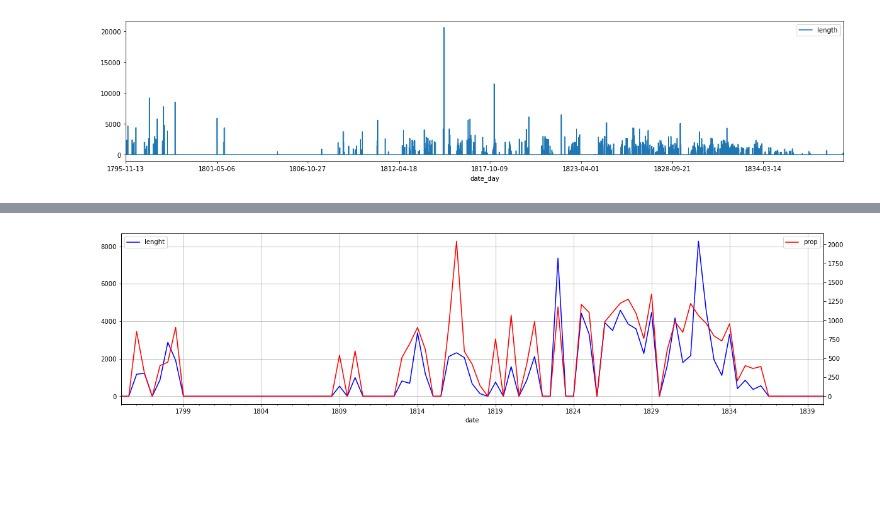
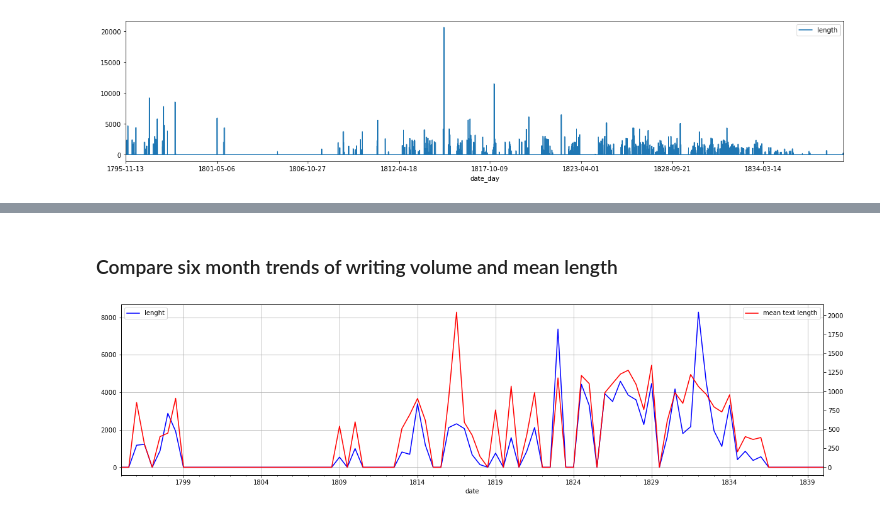
Before and after one commit to kleiolab/analysis-public, a Jupyter notebook: AMPI/Text_tags_analysis.ipynb, the cells around one changed output, grey strips where cells are left out. Drawn from its saved outputs; the diff is of its cells as text; code cells hidden in the pictures; blank space fills up the shorter version.

```diff
--- a/AMPI/Text_tags_analysis.ipynb
+++ b/AMPI/Text_tags_analysis.ipynb
@@ -206,3 +195,5 @@ df_daily_list.plot( 'date_day' , 'length' , figsize=(20,4))
+# %% [markdown]
+### Compare six month trends of writing volume and mean length
 # %%
 idx_df_monthly_list = df_monthly_list
 idx_df_monthly_list.index = pd.to_datetime(idx_df_monthly_list.date + '-01')
@@ -210,19 +201,19 @@ idx_df_monthly_list.index = pd.to_datetime(idx_df_monthly_list.date + '-01')
 # %%
 #### https://cmdlinetips.com/2019/10/how-to-make-a-plot-with-two-different-y-axis-in-python-with-matplotlib/
 
 df = df_monthly_list
 
 plt.figure(figsize=(20,5))
 plt.xlabel('Legende')
 # plt.xticks(rotation=45)
 
 ax1 = df.length.resample("6m").median().plot(color='blue', grid=True, label='lenght')  # df.length.plot(color='blue', grid=True, label='length')
-ax2 = df.meanText.resample("6m").median().plot(color='red', grid=True, secondary_y=True, label='prop')   # df.lengthProp.plot(color='red', grid=True, secondary_y=True, label='prop')
+ax2 = df.meanText.resample("6m").median().plot(color='red', grid=True, secondary_y=True, label='mean text length')   # df.lengthProp.plot(color='red', grid=True, secondary_y=True, label='prop')
 
 ax1.legend(loc=2)
 ax2.legend(loc=1)
 
 
 plt.show()
 # %% [output]
-[figure, old version]
+[figure, new version]
```
Also changed, not shown: parts of 16 cells of this notebook, 1 other file.
